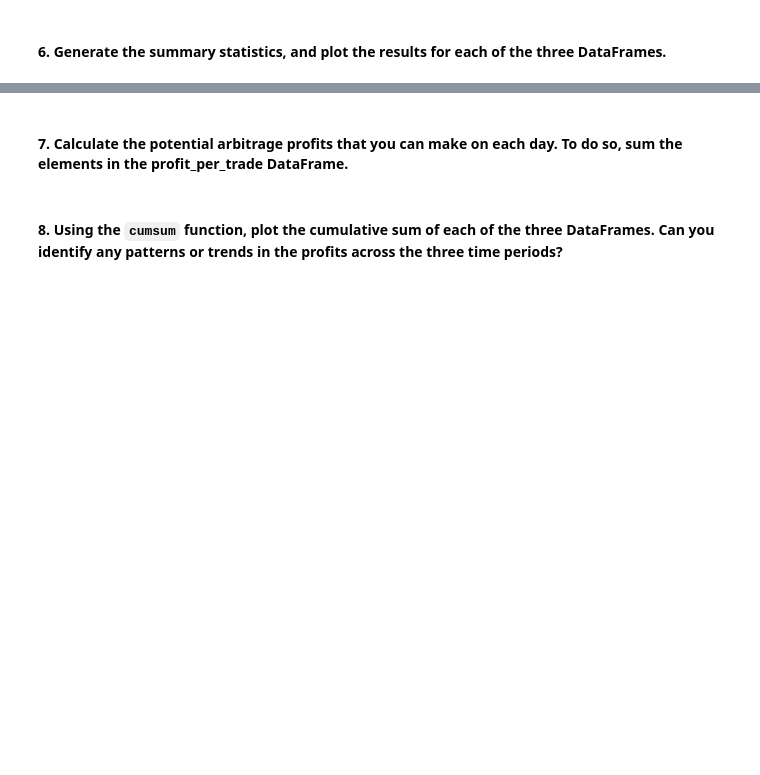
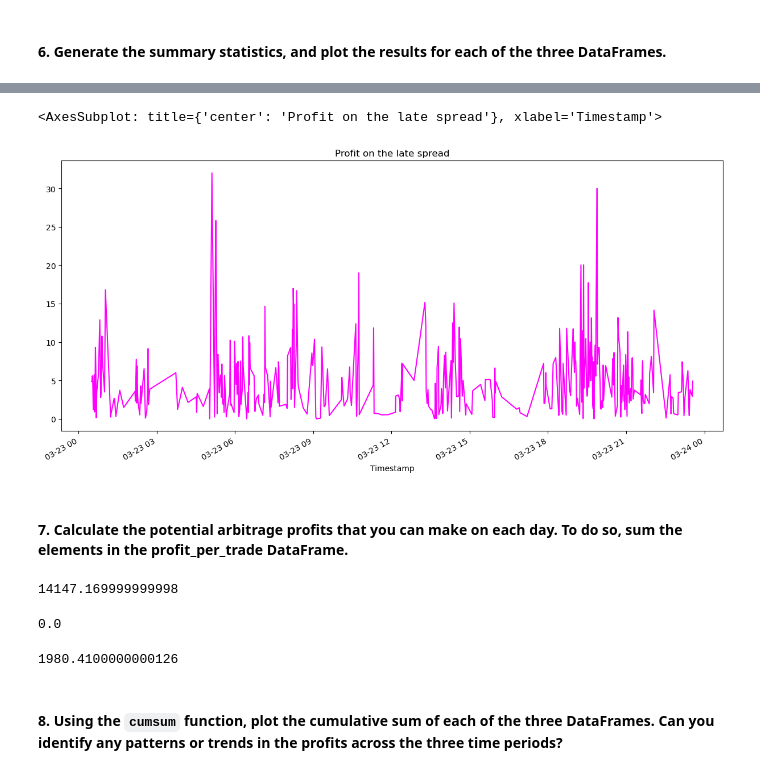
Before and after one commit to SkyRanger05/Module-Challenges, a Jupyter notebook: crypto_arbitrage.ipynb, the cells around one changed output, grey strips where cells are left out. Cells and saved outputs as stored; diff of their text form; code cells hidden in the pictures; blank space fills up the shorter version.

```diff
--- a/crypto_arbitrage.ipynb
+++ b/crypto_arbitrage.ipynb
@@ -770,0 +876,3 @@ spread_return_early= # YOUR CODE HERE
+# %%
+spread_return_late = arbitrage_spread_late[arbitrage_spread_late >0]/bt3
+spread_return_late.describe()
@@ -779,0 +911,3 @@ profitable_trades_early = # YOUR CODE HERE
+# %%
+profitable_trades_late = spread_return_late[spread_return_late > 0]
+profitable_trades_late.head()
@@ -797,0 +994,4 @@ profit_per_trade_early = # YOUR CODE HERE
+# %%
+profit_late = profitable_trades_late * bt3
+profit_per_trade_late = profit_late.dropna()
+profit_per_trade_late
@@ -806,8 +1062,26 @@ profit_per_trade_early = # YOUR CODE HERE
+# %%
+profit_per_trade_late.plot(figsize=(15,7), color="magenta", title="Profit on the late spread")
+# %% [output]
+<AxesSubplot: title={'center': 'Profit on the late spread'}, xlabel='Timestamp'>
+[figure, added]
 # %% [markdown]
 #### 7. Calculate the potential arbitrage profits that you can make on each day. To do so, sum the elements in the profit_per_trade DataFrame.
 # %%
 # Calculate the sum of the potential profits for the early profit per trade DataFrame
-# YOUR CODE HERE
+early_profits = profit_per_trade_early.sum()
+early_profits
+# %% [output]
+14147.169999999998
+# %%
+middle_profits = profit_per_trade_middle.sum()
+middle_profits
+# %% [output]
+0.0
+# %%
+late_profits = profit_per_trade_late.sum()
+late_profits
+# %% [output]
+1980.4100000000126
 # %% [markdown]
 #### 8. Using the `cumsum` function, plot the cumulative sum of each of the three DataFrames. Can you identify any patterns or trends in the profits across the three time periods?
 # %%
```
Also changed, not shown: parts of 30 cells of this notebook.
